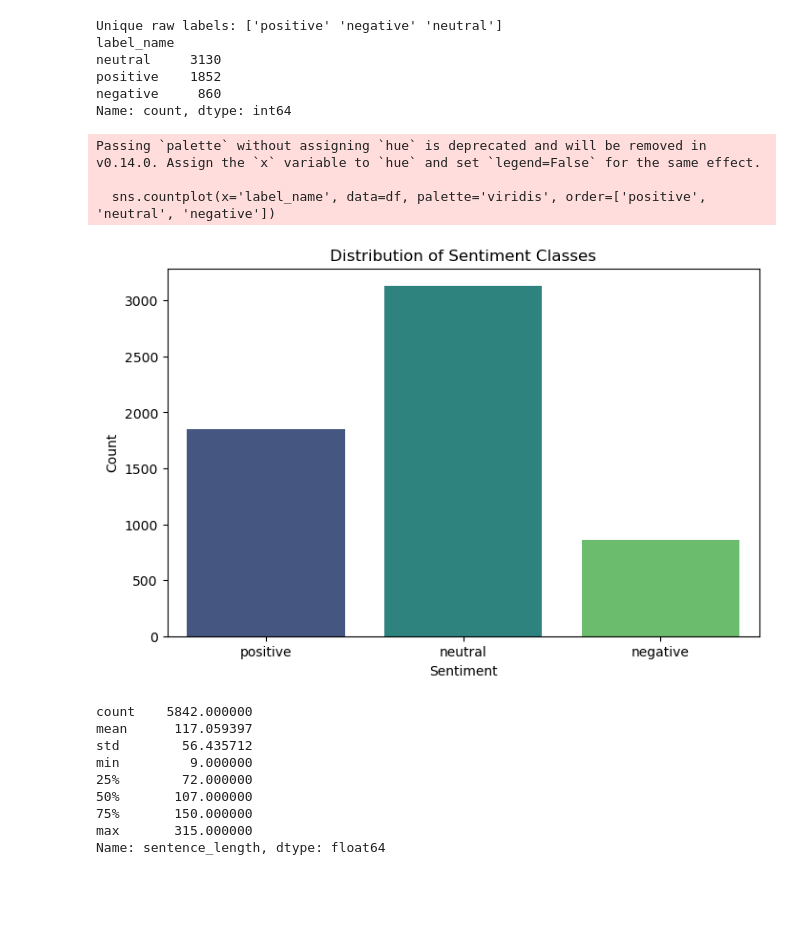
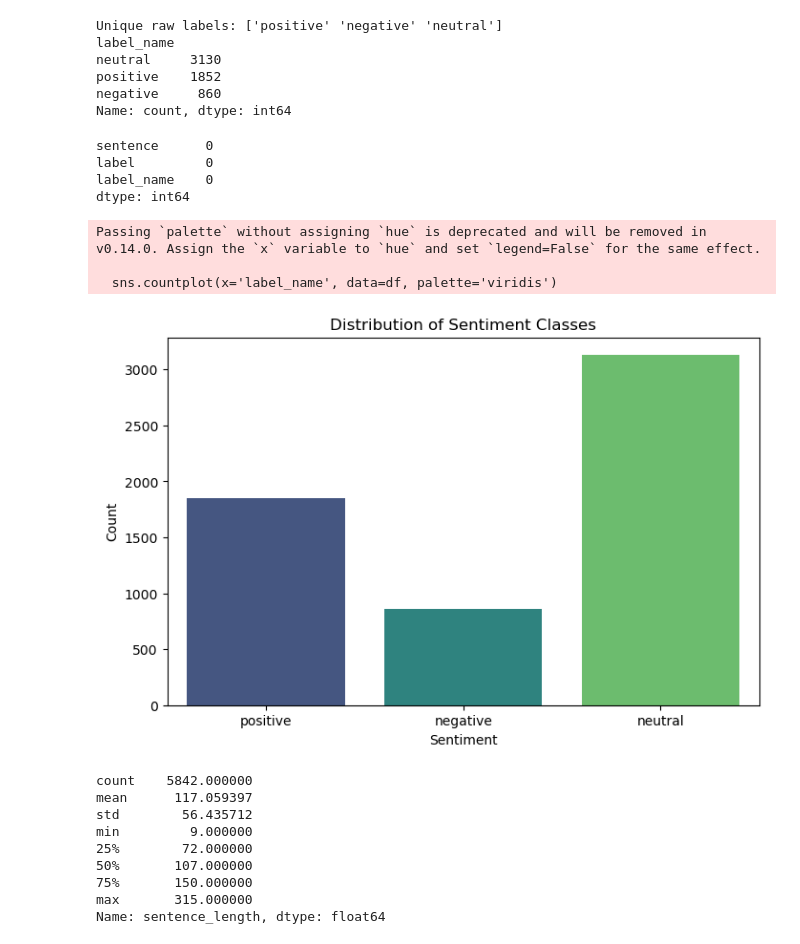
Before and after one commit to leiyese/nlp-gemma-finetune, a Jupyter notebook: notebooks/exploratory_data_analysis.ipynb, the cells around one changed output. Saved outputs shown, nothing was run; the diff lists cells and outputs as text; code cells hidden in the pictures; blank space fills up the shorter version.

```diff
--- a/notebooks/exploratory_data_analysis.ipynb
+++ b/notebooks/exploratory_data_analysis.ipynb
@@ -78,19 +78,26 @@ neutral     3130
 positive    1852
 negative     860
 Name: count, dtype: int64
+# %%
+df.isna().sum()
+# %% [output]
+sentence      0
+label         0
+label_name    0
+dtype: int64
 # %%
 # Visualize the distribution with a bar plot
 plt.figure(figsize=(8, 5))
-sns.countplot(x='label_name', data=df, palette='viridis', order=['positive', 'neutral', 'negative'])
+sns.countplot(x='label_name', data=df, palette='viridis')
 plt.title('Distribution of Sentiment Classes')
 plt.xlabel('Sentiment')
 plt.ylabel('Count')
 plt.show()
 # %% [output]
 Passing `palette` without assigning `hue` is deprecated and will be removed in v0.14.0. Assign the `x` variable to `hue` and set `legend=False` for the same effect.
 
-  sns.countplot(x='label_name', data=df, palette='viridis', order=['positive', 'neutral', 'negative'])
+  sns.countplot(x='label_name', data=df, palette='viridis')
-[figure, old version]
+[figure, new version]
 # %%
 # Create a new column for the length of each sentence
 df['sentence_length'] = df['sentence'].apply(len)
```
Also changed, not shown: parts of 5 cells of this notebook, 3 other files.
